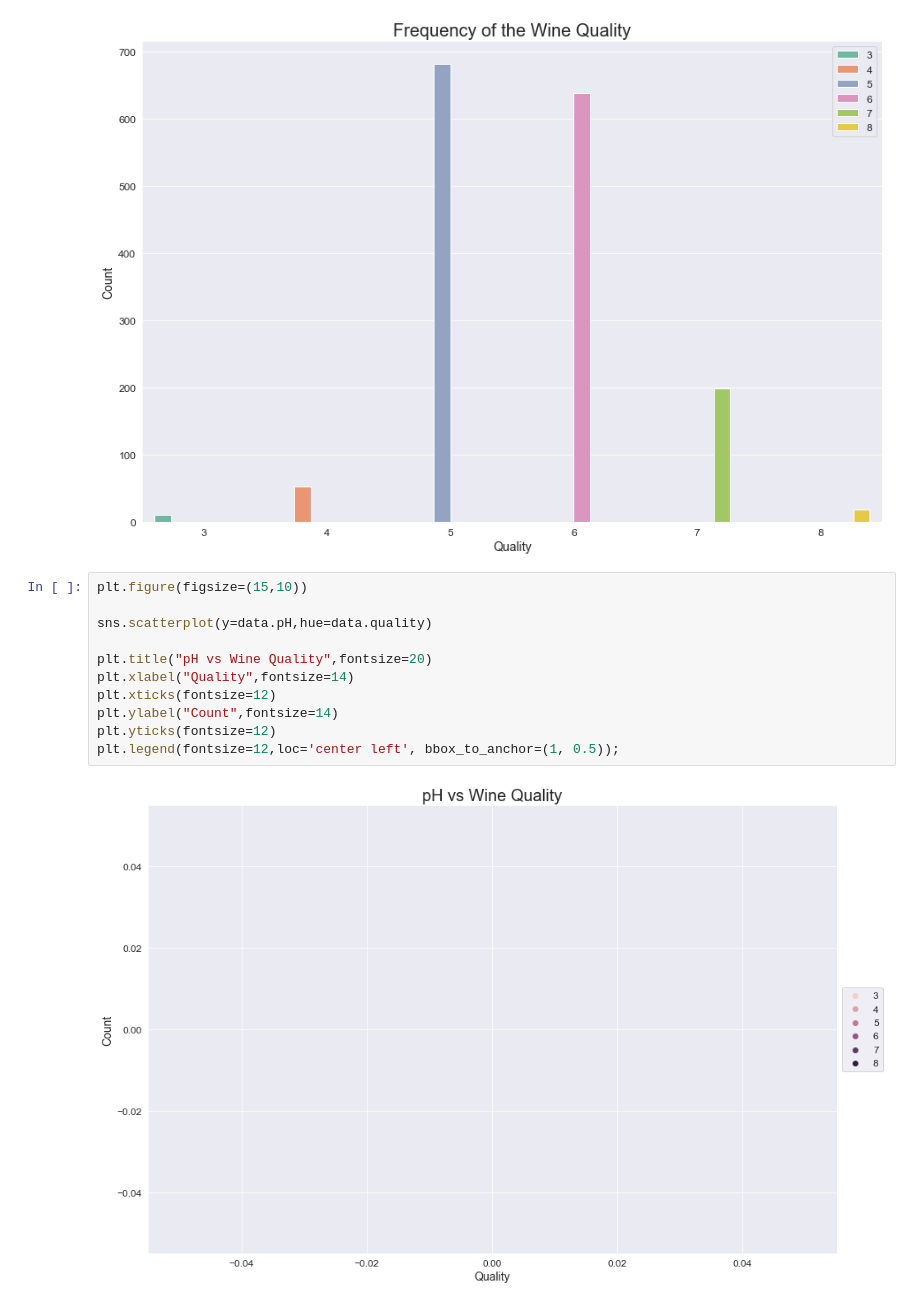
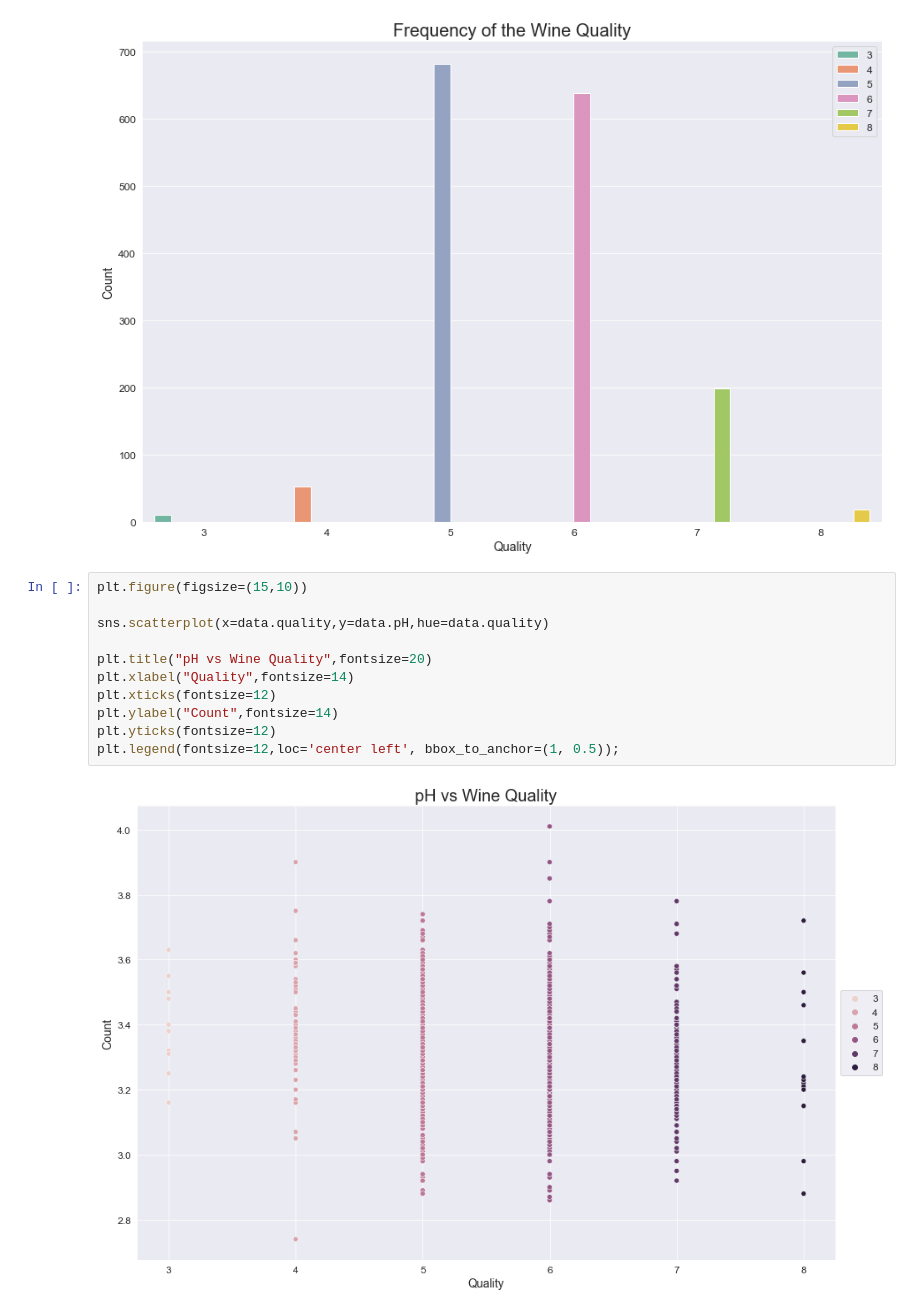
Before and after one commit to shamimsikder/Data-Visualization-Exercises, a Jupyter notebook: Wine Quality Data Visualization.ipynb, the cells around one changed output. Drawn from its saved outputs; the diff is of its cells as text.

```diff
--- a/Wine Quality Data Visualization.ipynb
+++ b/Wine Quality Data Visualization.ipynb
@@ -129,13 +129,13 @@ plt.legend(fontsize=12);
 # %%
 plt.figure(figsize=(15,10))
 
-sns.scatterplot(y=data.pH,hue=data.quality)
+sns.scatterplot(x=data.quality,y=data.pH,hue=data.quality)
 
 plt.title("pH vs Wine Quality",fontsize=20)
 plt.xlabel("Quality",fontsize=14)
 plt.xticks(fontsize=12)
 plt.ylabel("Count",fontsize=14)
 plt.yticks(fontsize=12)
 plt.legend(fontsize=12,loc='center left', bbox_to_anchor=(1, 0.5));
 # %% [output]
-[figure, old version]
+[figure, new version]
```
Also changed, not shown: parts of 3 cells of this notebook.
